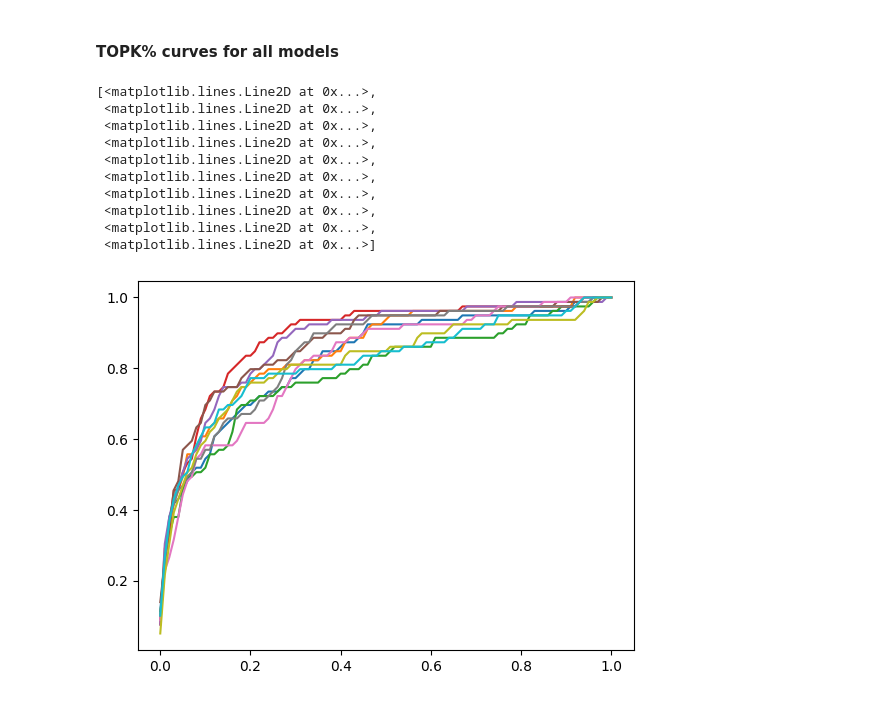
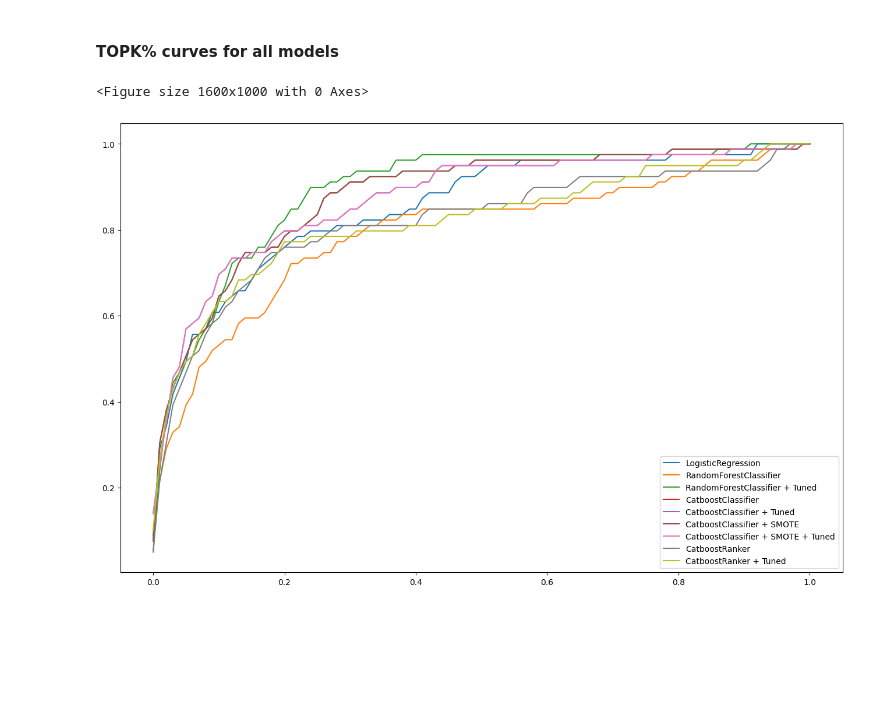
Before and after one commit to B0R0koko/pump-and-dump-prediction, a Jupyter notebook: src/analysis/research_notebook.ipynb, the cells around one changed output. Cells and saved outputs as stored; diff of their text form; code cells hidden in the pictures; blank space fills up the shorter version.

```diff
--- a/src/analysis/research_notebook.ipynb
+++ b/src/analysis/research_notebook.ipynb
@@ -648,5 +567,6 @@ cb_ranker_pipeline = CatboostRankerPipeline()
 # %%
-sample_ranker: Sample = cb_ranker_pipeline.create_sample()
-model_cb_ranker: CatboostRankerModel = cb_ranker_pipeline.train(sample_ranker, tuned=False)
-model_cb_ranker_tuned: CatboostRankerModel = cb_ranker_pipeline.train(sample_ranker, tuned=True)
+sample: Sample = pipe.create_sample()
+
+model: CatboostRankerModel = pipe.train(sample, tuned=False)
+experiment_cb_ranker = Experiment(experiment_name="CatboostRanker", model=model, sample=sample)
 # %% [output]
@@ -655,0 +575,3 @@ model_cb_ranker_tuned: CatboostRankerModel = cb_ranker_pipeline.train(sample_ran
+# %%
+model: CatboostRankerModel = pipe.train(sample, tuned=True)
+experiment_cb_ranker_tuned = Experiment(experiment_name="CatboostRanker + Tuned", model=model, sample=sample)
@@ -700,9 +644,12 @@ styled
 <h4>TOPK% for models</h4>
 # %%
 topkp_vals: Dict[str, List[float]] = {}
-for name, (model, sample) in tqdm(models.items()):
-    vals: List[float] = calculate_topk_percent(model=model, dataset=sample.get_dataset(DatasetType.TEST), bins=[0.01, 0.02, 0.05, 0.1, 0.2, 0.3, 0.5])
-    topkp_vals[name] = vals
+
+for experiment in tqdm(experiments):
+    sample: Sample = experiment.sample
+    model: ImplementsRank = experiment.model
+    vals: List[float] = calculate_topk_percent(model=model, dataset=sample.get_dataset(DatasetType.TEST), bins=[0.01, 0.02, 0.05, 0.1, 0.2, 0.5])
+    topkp_vals[experiment.experiment_name] = vals
 # %%
 df_topkp = pd.DataFrame(topkp_vals)
 
@@ -721,22 +667,20 @@ styled
 <h4>TOPK% curves for all models</h4>
 # %%
 topkp_vals: Dict[str, List[float]] = {}
-for name, (model, sample) in tqdm(models.items()):
-    vals: List[float] = calculate_topk_percent(model=model, dataset=sample.get_dataset(DatasetType.TEST), bins=np.arange(0, 1.01, 0.01))
-    topkp_vals[name] = vals
+
+for experiment in tqdm(experiments):
+    sample: Sample = experiment.sample
+    model: ImplementsRank = experiment.model
+    vals: List[float] = calculate_topk_percent(
+        model=model, dataset=sample.get_dataset(DatasetType.TEST), bins=np.arange(0, 1.01, 0.01)
+    )
+    topkp_vals[experiment.experiment_name] = vals
 
 df_topkp = pd.DataFrame(topkp_vals)
 # %%
-plt.plot(df_topkp)
+plt.figure(figsize=(16, 10))
+df_topkp.plot(figsize=(16, 10))
+plt.show()
 # %% [output]
-[<matplotlib.lines.Line2D at 0x...>,
- <matplotlib.lines.Line2D at 0x...>,
- <matplotlib.lines.Line2D at 0x...>,
- <matplotlib.lines.Line2D at 0x...>,
- <matplotlib.lines.Line2D at 0x...>,
- <matplotlib.lines.Line2D at 0x...>,
- <matplotlib.lines.Line2D at 0x...>,
- <matplotlib.lines.Line2D at 0x...>,
- <matplotlib.lines.Line2D at 0x...>,
- <matplotlib.lines.Line2D at 0x...>]
+<Figure size 1600x1000 with 0 Axes>
-[figure, old version]
+[figure, new version]
```
Also changed, not shown: parts of 35 cells of this notebook, 2 other files.
